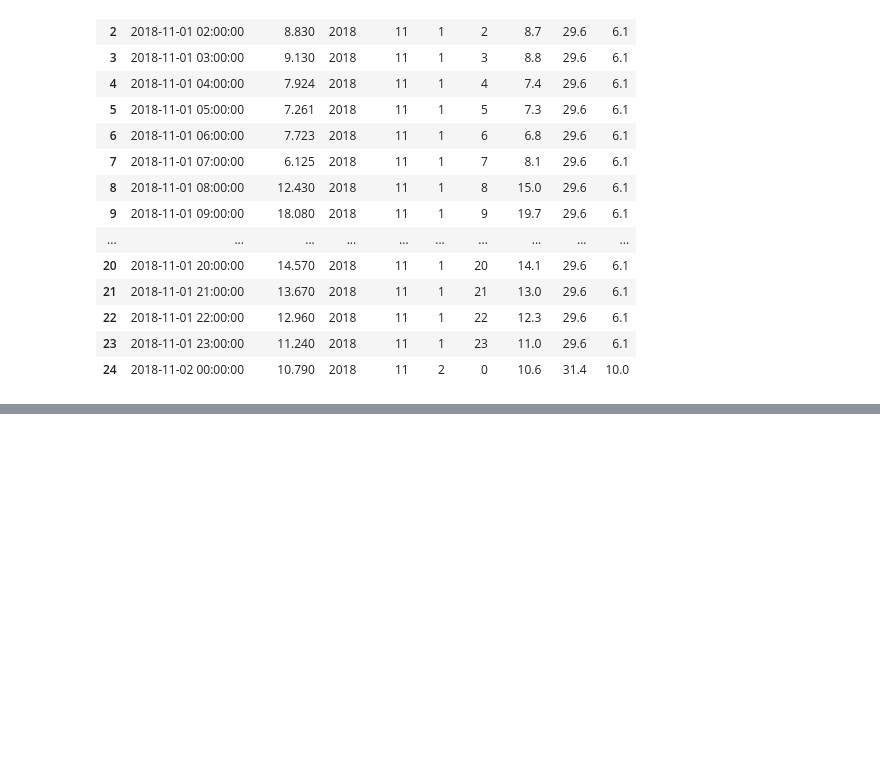
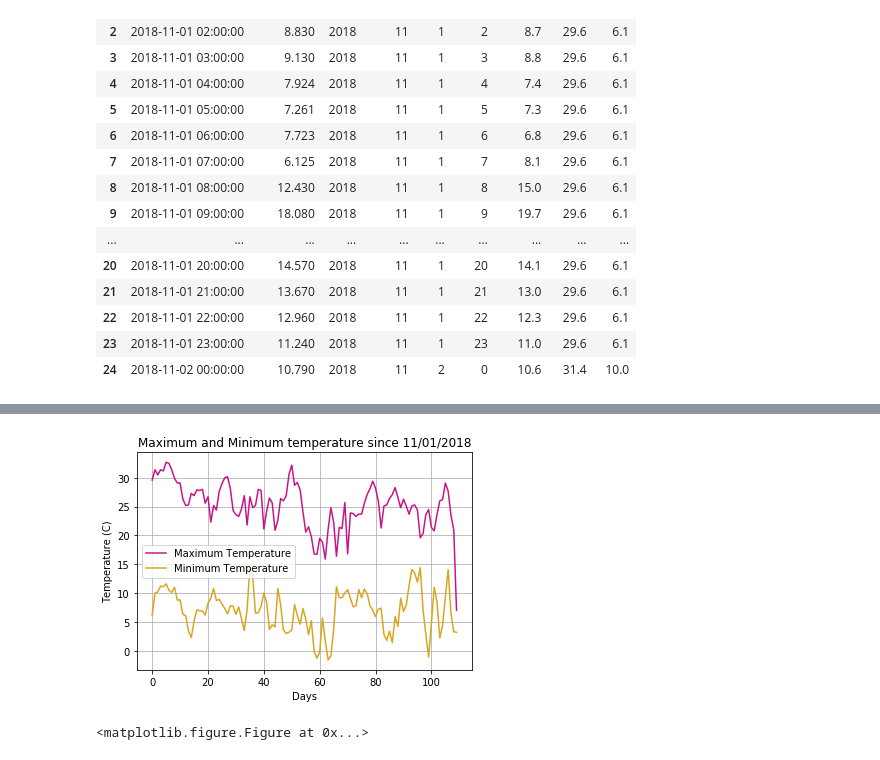
Before and after one commit to JoelA06/Tareas, a Jupyter notebook: Actividad6/Untitled.ipynb, the cells around one changed output, grey strips where cells are left out. Saved outputs shown, nothing was run; the diff lists cells and outputs as text; code cells hidden in the pictures; blank space fills up the shorter version.

```diff
--- a/Actividad6/Untitled.ipynb
+++ b/Actividad6/Untitled.ipynb
@@ -86,3 +86,7 @@ df2.head(25)
 | 22 | 2018-11-01 22:00:00 | 12.960 | 2018 | 11 | 1 | 22 | 12.3 | 29.6 | 6.1 |
 | 23 | 2018-11-01 23:00:00 | 11.240 | 2018 | 11 | 1 | 23 | 11.0 | 29.6 | 6.1 |
 | 24 | 2018-11-02 00:00:00 | 10.790 | 2018 | 11 | 2 | 0 | 10.6 | 31.4 | 10.0 |
+# %%
+df2 = df2.drop(["Date"],1)
+df2 = df2.drop(["AirTC_Avg"],1)
+df2.head(10)
@@ -88,0 +137,7 @@ df2.head(25)
+# %%
+#Calcula las unidades de frío acumuladas
+df2["UF24"] = df2.groupby(["Year","Month","Day"])["UF"].transform("sum")
+#Nuevo data frame con los datos diarios
+df24 = pd.DataFrame(df2.drop_duplicates(["Year","Month","Day"]))
+df24 = df24.reset_index(drop=True)
+df24.head(10)
@@ -88,0 +156,4 @@ df2.head(25)
+# %%
+#Unidades UF24 acumuladas diarias
+df24["UF24tot"] = np.cumsum(df24["UF24"])
+df24.head(10)
@@ -88,0 +172,29 @@ df2.head(25)
+# %%
+#Datos para graficar
+Days    = []
+Tmax    = []
+Tmin    = []
+UF24tot = []
+count   = 0
+for m in range(0, len(df24)):
+    Tmax.append(df24["Tmax"][m])
+    Tmin.append(df24["Tmin"][m])
+    UF24tot.append(df24["UF24tot"][m])
+    count = count + 1
+    Days.append(count)
+# %%
+#Graficando
+plt.plot(Tmax, label="Maximum Temperature", color = "mediumvioletred")
+plt.xlabel("Days")
+plt.ylabel("Temperature (C)")
+plt.grid()
+
+plt.plot(Tmin, label = "Minimum Temperature", color = "goldenrod")
+plt.legend()
+plt.title("Maximum and Minimum temperature since 11/01/2018")
+plt.savefig("grafica_1",plt=2000)
+plt.figure(figsize=(100,100))
+plt.show()
+# %% [output]
+[figure, added]
+<matplotlib.figure.Figure at 0x...>
```
Also changed, not shown: parts of 6 cells of this notebook.
